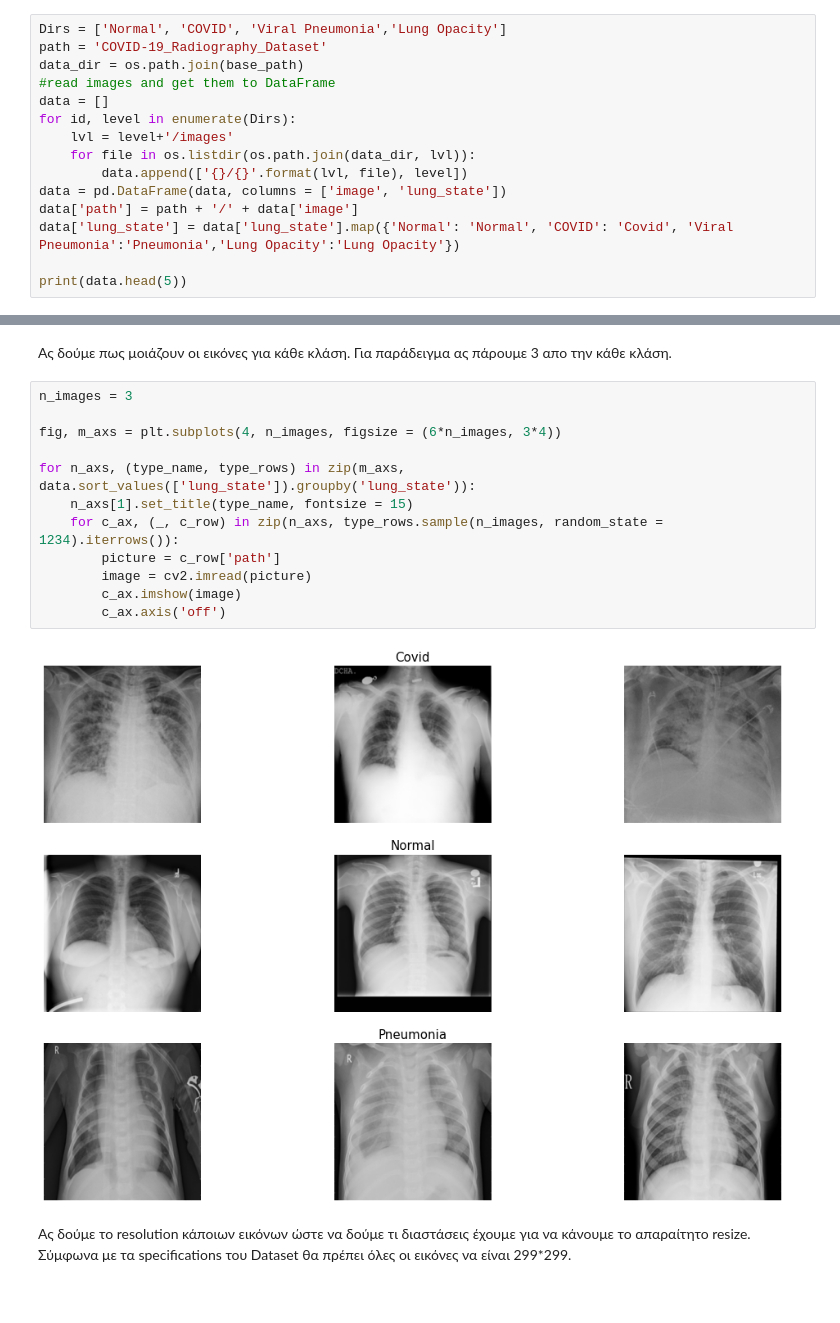
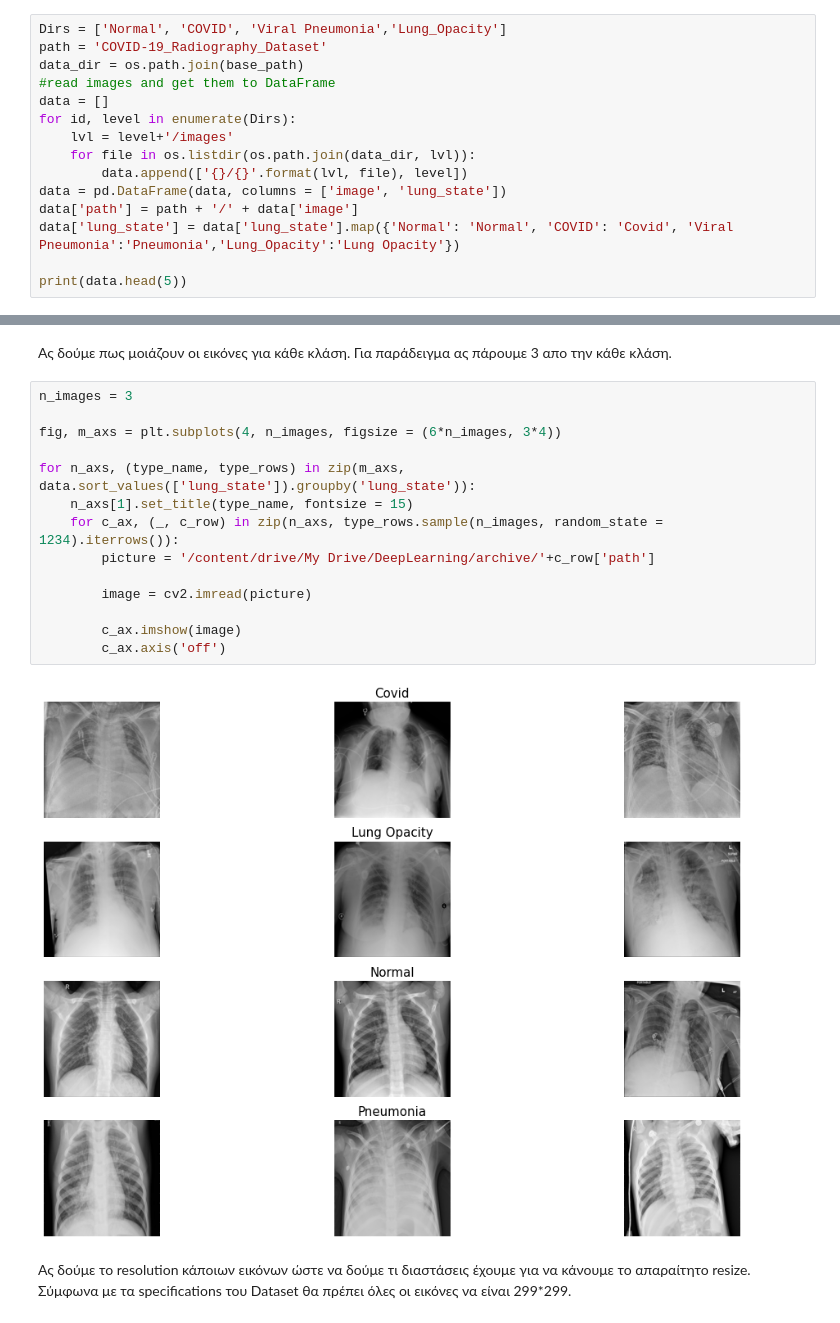
Before and after one commit to icsd13152/X-RayImageClassification_DL, a Jupyter notebook: X_RayImageClassification_With_Deep_Learning.ipynb, the cells around one changed output, grey strips where cells are left out. Cells and saved outputs as stored; diff of their text form.

```diff
--- a/X_RayImageClassification_With_Deep_Learning.ipynb
+++ b/X_RayImageClassification_With_Deep_Learning.ipynb
@@ -59,7 +56,7 @@ base_path = '/content/drive/My Drive/DeepLearning/archive/COVID-19_Radiography_D
 # %% [markdown]
 # Read Data From Drive
 # %%
-Dirs = ['Normal', 'COVID', 'Viral Pneumonia','Lung Opacity']
+Dirs = ['Normal', 'COVID', 'Viral Pneumonia','Lung_Opacity']
 path = 'COVID-19_Radiography_Dataset'
 data_dir = os.path.join(base_path)
 #read images and get them to DataFrame
@@ -70,7 +67,7 @@ for id, level in enumerate(Dirs):
         data.append(['{}/{}'.format(lvl, file), level])
 data = pd.DataFrame(data, columns = ['image', 'lung_state'])
 data['path'] = path + '/' + data['image']
-data['lung_state'] = data['lung_state'].map({'Normal': 'Normal', 'COVID': 'Covid', 'Viral Pneumonia':'Pneumonia','Lung Opacity':'Lung Opacity'})
+data['lung_state'] = data['lung_state'].map({'Normal': 'Normal', 'COVID': 'Covid', 'Viral Pneumonia':'Pneumonia','Lung_Opacity':'Lung Opacity'})
 
 print(data.head(5))
 # %% [output]
@@ -108,17 +117,19 @@ plt.show()
 # %%
 n_images = 3
 
 fig, m_axs = plt.subplots(4, n_images, figsize = (6*n_images, 3*4))
 
 for n_axs, (type_name, type_rows) in zip(m_axs, data.sort_values(['lung_state']).groupby('lung_state')):
     n_axs[1].set_title(type_name, fontsize = 15)
     for c_ax, (_, c_row) in zip(n_axs, type_rows.sample(n_images, random_state = 1234).iterrows()):
-        picture = c_row['path']
+        picture = '/content/drive/My Drive/DeepLearning/archive/'+c_row['path']
+
         image = cv2.imread(picture)
+
         c_ax.imshow(image)
         c_ax.axis('off')
 # %% [output]
-[figure, old version]
+[figure, new version]
 # %% [markdown]
 Ας δούμε το resolution κάποιων εικόνων ώστε να δούμε τι διαστάσεις έχουμε για να κάνουμε το απαραίτητο resize. Σύμφωνα με τα specifications του Dataset θα πρέπει όλες οι εικόνες να είναι 299*299.
 # %%
```
Also changed, not shown: parts of 43 cells of this notebook.
